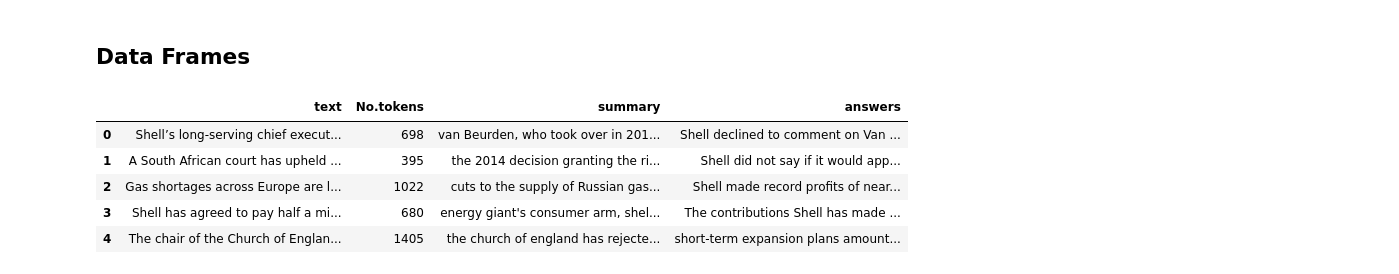
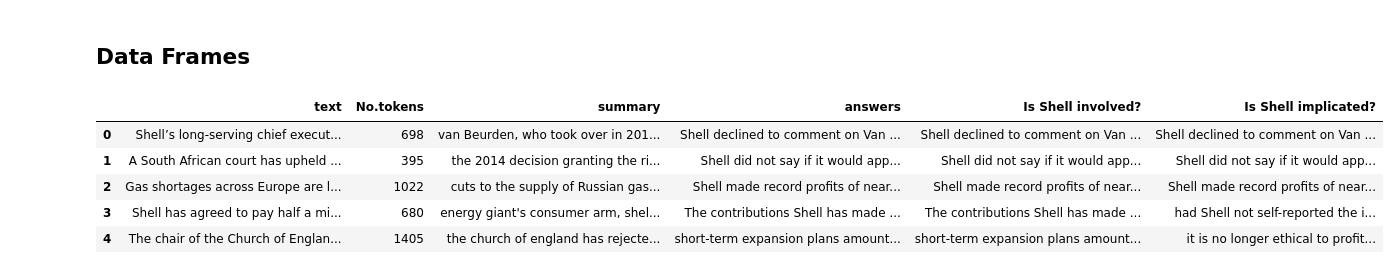
Before and after one commit to kojosbk/SDG_Allennlp, a Jupyter notebook: TeamA_Experiment.ipynb, the cells around one changed output. Drawn from its saved outputs; the diff is of its cells as text; code cells hidden in the pictures.

```diff
--- a/TeamA_Experiment.ipynb
+++ b/TeamA_Experiment.ipynb
@@ -223,20 +223,20 @@ result["best_span_str"]
 # %% [markdown]
 ## Data Frames
 # %%
-def qestions(df,column,question):
+def qestions(data:train,column,question) -> train:
     result = []
-    for i in range(len(df[column])):
+    for i in range(len(train[column])):
         result.append(predictor.predict(passage=train[column][i], question=question)["best_span_str"])
     return result
 # %%
 train = train[["text","No.tokens","summary"]]
 # %%
-train["answers"] = qestions(train,column= "text", question = "Is Shell involved?")
+train["Is Shell implicated?"] = qestions(train,column= "text", question = "Is Shell implicated?")
 train
 # %% [output]
-|  | text | No.tokens | summary | answers |
-| 0 | Shell’s long-serving chief execut... | 698 | van Beurden, who took over in 201... | Shell declined to comment on Van ... |
-| 1 | A South African court has upheld ... | 395 | the 2014 decision granting the ri... | Shell did not say if it would app... |
-| 2 | Gas shortages across Europe are l... | 1022 | cuts to the supply of Russian gas... | Shell made record profits of near... |
-| 3 | Shell has agreed to pay half a mi... | 680 | energy giant's consumer arm, shel... | The contributions Shell has made ... |
-| 4 | The chair of the Church of Englan... | 1405 | the church of england has rejecte... | short-term expansion plans amount... |
+|  | text | No.tokens | summary | answers | Is Shell involved? | Is Shell implicated? |
+| 0 | Shell’s long-serving chief execut... | 698 | van Beurden, who took over in 201... | Shell declined to comment on Van ... | Shell declined to comment on Van ... | Shell declined to comment on Van ... |
+| 1 | A South African court has upheld ... | 395 | the 2014 decision granting the ri... | Shell did not say if it would app... | Shell did not say if it would app... | Shell did not say if it would app... |
+| 2 | Gas shortages across Europe are l... | 1022 | cuts to the supply of Russian gas... | Shell made record profits of near... | Shell made record profits of near... | Shell made record profits of near... |
+| 3 | Shell has agreed to pay half a mi... | 680 | energy giant's consumer arm, shel... | The contributions Shell has made ... | The contributions Shell has made ... | had Shell not self-reported the i... |
+| 4 | The chair of the Church of Englan... | 1405 | the church of england has rejecte... | short-term expansion plans amount... | short-term expansion plans amount... | it is no longer ethical to profit... |
```
Also changed, not shown: parts of 3 cells of this notebook, 2 other files.
